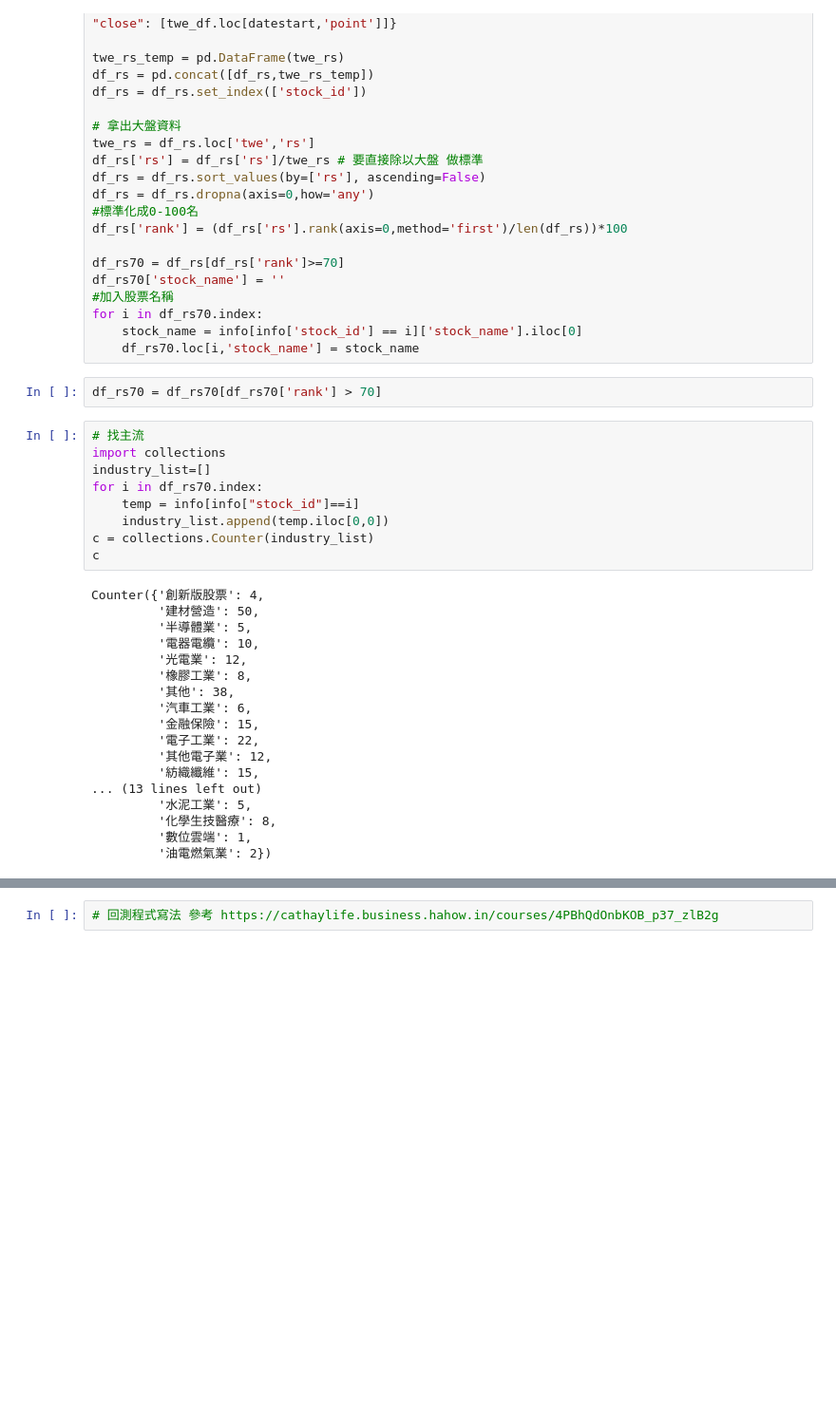
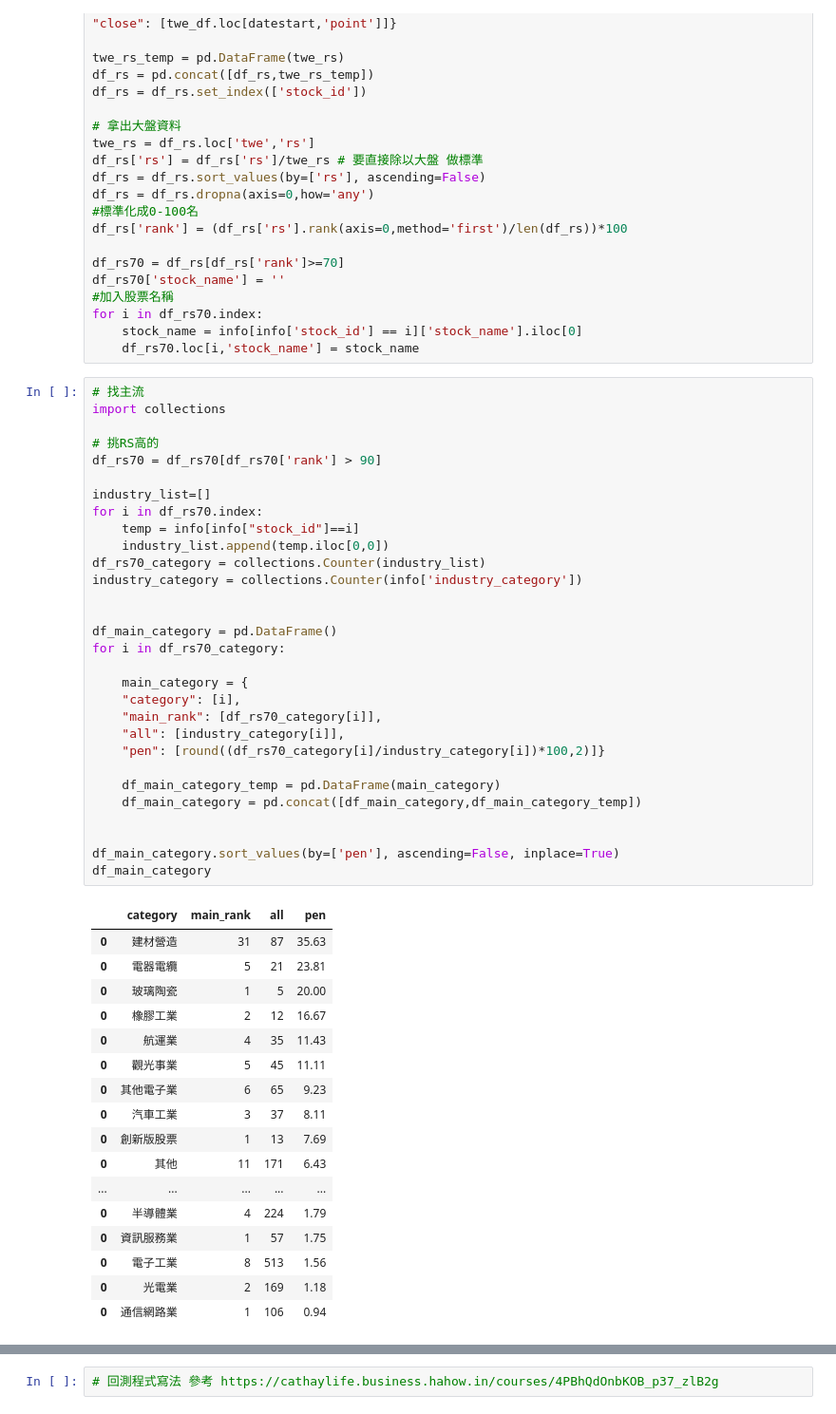
Before and after one commit to mulderfang/stock, a Jupyter notebook: RS與回測量化分析.ipynb, the cells around one changed output, grey strips where cells are left out. Shown: that part at 95% size. Drawn from its saved outputs; the diff is of its cells as text; blank space fills up the shorter version.

```diff
--- a/RS與回測量化分析.ipynb
+++ b/RS與回測量化分析.ipynb
@@ -305,32 +293,51 @@ df_rs70['stock_name'] = ''
 for i in df_rs70.index:
     stock_name = info[info['stock_id'] == i]['stock_name'].iloc[0]
     df_rs70.loc[i,'stock_name'] = stock_name
-# %%
-df_rs70 = df_rs70[df_rs70['rank'] > 70]
 # %%
 # 找主流
 import collections
+
+# 挑RS高的
+df_rs70 = df_rs70[df_rs70['rank'] > 90]
+
 industry_list=[]
 for i in df_rs70.index:
     temp = info[info["stock_id"]==i]
     industry_list.append(temp.iloc[0,0])
-c = collections.Counter(industry_list)
-c
+df_rs70_category = collections.Counter(industry_list)
+industry_category = collections.Counter(info['industry_category'])
+
+
+df_main_category = pd.DataFrame()
+for i in df_rs70_category:
+
+    main_category = {
+    "category": [i],
+    "main_rank": [df_rs70_category[i]],
+    "all": [industry_category[i]],
+    "pen": [round((df_rs70_category[i]/industry_category[i])*100,2)]}
+
+    df_main_category_temp = pd.DataFrame(main_category)
+    df_main_category = pd.concat([df_main_category,df_main_category_temp])
+
+
+df_main_category.sort_values(by=['pen'], ascending=False, inplace=True)
+df_main_category
 # %% [output]
-Counter({'創新版股票': 4,
-         '建材營造': 50,
-         '半導體業': 5,
-         '電器電纜': 10,
-         '光電業': 12,
-         '橡膠工業': 8,
-         '其他': 38,
-         '汽車工業': 6,
-         '金融保險': 15,
-         '電子工業': 22,
-         '其他電子業': 12,
-         '紡織纖維': 15,
-... (13 lines left out)
-         '水泥工業': 5,
-         '化學生技醫療': 8,
-         '數位雲端': 1,
-         '油電燃氣業': 2})
+|  | category | main_rank | all | pen |
+| 0 | 建材營造 | 31 | 87 | 35.63 |
+| 0 | 電器電纜 | 5 | 21 | 23.81 |
+| 0 | 玻璃陶瓷 | 1 | 5 | 20.00 |
+| 0 | 橡膠工業 | 2 | 12 | 16.67 |
+| 0 | 航運業 | 4 | 35 | 11.43 |
+| 0 | 觀光事業 | 5 | 45 | 11.11 |
+| 0 | 其他電子業 | 6 | 65 | 9.23 |
+| 0 | 汽車工業 | 3 | 37 | 8.11 |
+| 0 | 創新版股票 | 1 | 13 | 7.69 |
+| 0 | 其他 | 11 | 171 | 6.43 |
+| ... | ... | ... | ... | ... |
+| 0 | 半導體業 | 4 | 224 | 1.79 |
+| 0 | 資訊服務業 | 1 | 57 | 1.75 |
+| 0 | 電子工業 | 8 | 513 | 1.56 |
+| 0 | 光電業 | 2 | 169 | 1.18 |
+| 0 | 通信網路業 | 1 | 106 | 0.94 |
```
Also changed, not shown: parts of 2 cells of this notebook.
